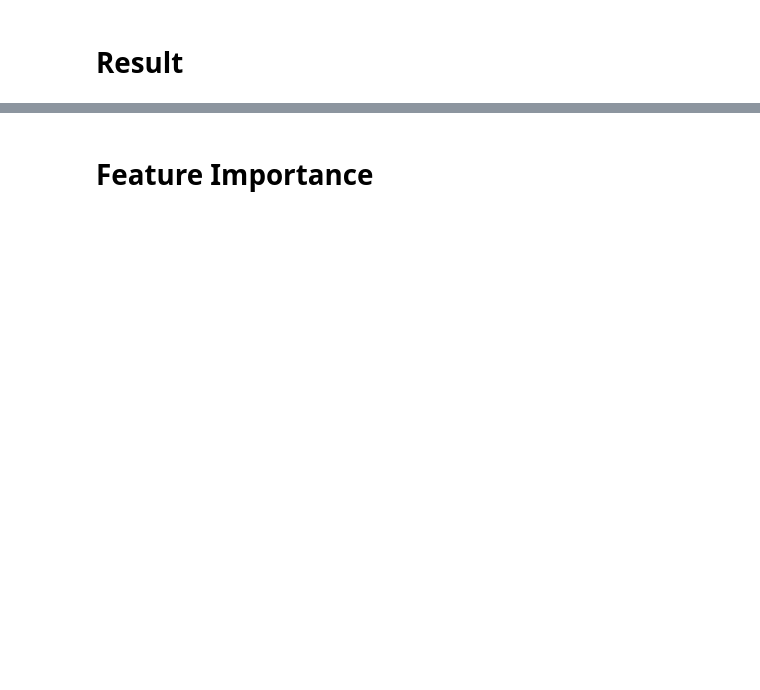
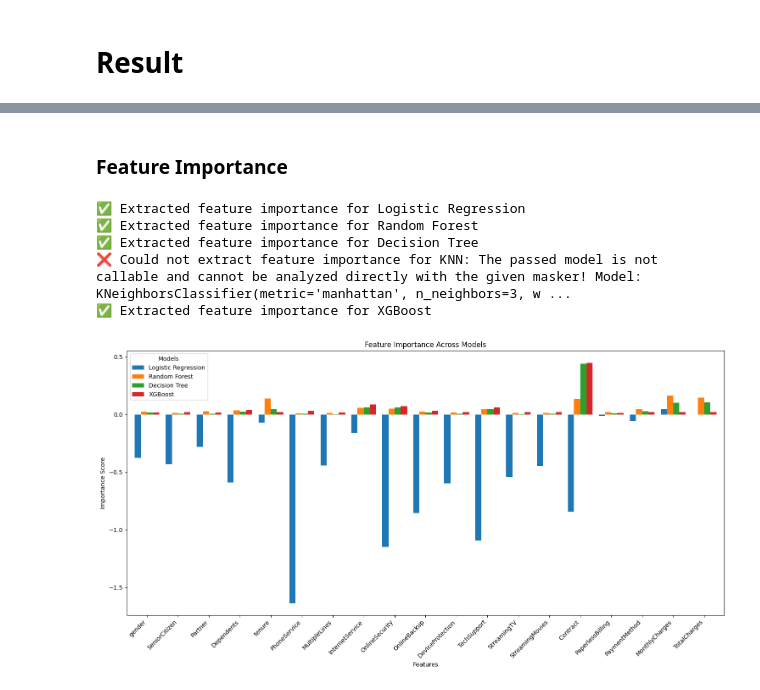
Before and after one commit to FiZufa/Rakamin-Homework, a Jupyter notebook: week15_supervised_learning/Customer_Churn_Modelling.ipynb, the cells around one changed output, grey strips where cells are left out. Cells and saved outputs as stored; diff of their text form; code cells hidden in the pictures; blank space fills up the shorter version.

```diff
--- a/week15_supervised_learning/Customer_Churn_Modelling.ipynb
+++ b/week15_supervised_learning/Customer_Churn_Modelling.ipynb
@@ -410,0 +459,17 @@ print(tabulate(df_results, headers="keys", tablefmt="fancy_grid"))
+# %%
+best_models = {}
+
+for name, model in models.items():
+    print(f"Tuning Hyperparameters for {name}")
+    grid_search = GridSearchCV(
+        estimator=model,
+        param_grid=param_grids[name],
+        cv=5,
+        scoring='accuracy',
+        n_jobs=-1,
+        verbose=2
+    )
+
+    grid_search.fit(X_train, y_train)
+    best_models[name] = grid_search.best_estimator_
+    print(f"✅ Best Params for {name}: {grid_search.best_params_}\n")
@@ -411,2 +556,51 @@ print(tabulate(df_results, headers="keys", tablefmt="fancy_grid"))
 # %% [markdown]
-# Feature Importance
+### Feature Importance
+# %%
+feature_importances = {}
+
+def get_feature_importance(model, model_name, X_train):
+    """
+    Retrieve feature importance or coefficients from a model.
+    """
+    feature_names = X_train.columns
+
+    if hasattr(model, 'feature_importances_'):  # Tree-based models
+        importances = model.feature_importances_
+    elif hasattr(model, 'coef_'):  # Logistic Regression
+        importances = model.coef_[0]
+    else:  # Use SHAP for unsupported models (like KNN)
+        explainer = shap.Explainer(model, X_train)
+        shap_values = explainer(X_train)
+        importances = np.abs(shap_values.values).mean(axis=0)
+
+    feature_importances[model_name] = pd.Series(importances, index=feature_names)
+
+
+for model_name, model in best_models.items():
+    try:
+        get_feature_importance(model, model_name, X_train)
+        print(f"✅ Extracted feature importance for {model_name}")
+    except Exception as e:
+        print(f"❌ Could not extract feature importance for {model_name}: {e}")
+
+feature_importance_df = pd.DataFrame(feature_importances).fillna(0)
+
+feature_importance_df.plot(
+    kind='bar',
+    figsize=(15, 8),
+    width=0.8
+)
+plt.title('Feature Importance Across Models')
+plt.ylabel('Importance Score')
+plt.xlabel('Features')
+plt.legend(title='Models')
+plt.xticks(rotation=45, ha='right')
+plt.tight_layout()
+plt.show()
+# %% [output]
+✅ Extracted feature importance for Logistic Regression
+✅ Extracted feature importance for Random Forest
+✅ Extracted feature importance for Decision Tree
+❌ Could not extract feature importance for KNN: The passed model is not callable and cannot be analyzed directly with the given masker! Model: KNeighborsClassifier(metric='manhattan', n_neighbors=3, w ...
+✅ Extracted feature importance for XGBoost
+[figure, added]
```
Also changed, not shown: parts of 21 cells of this notebook.
